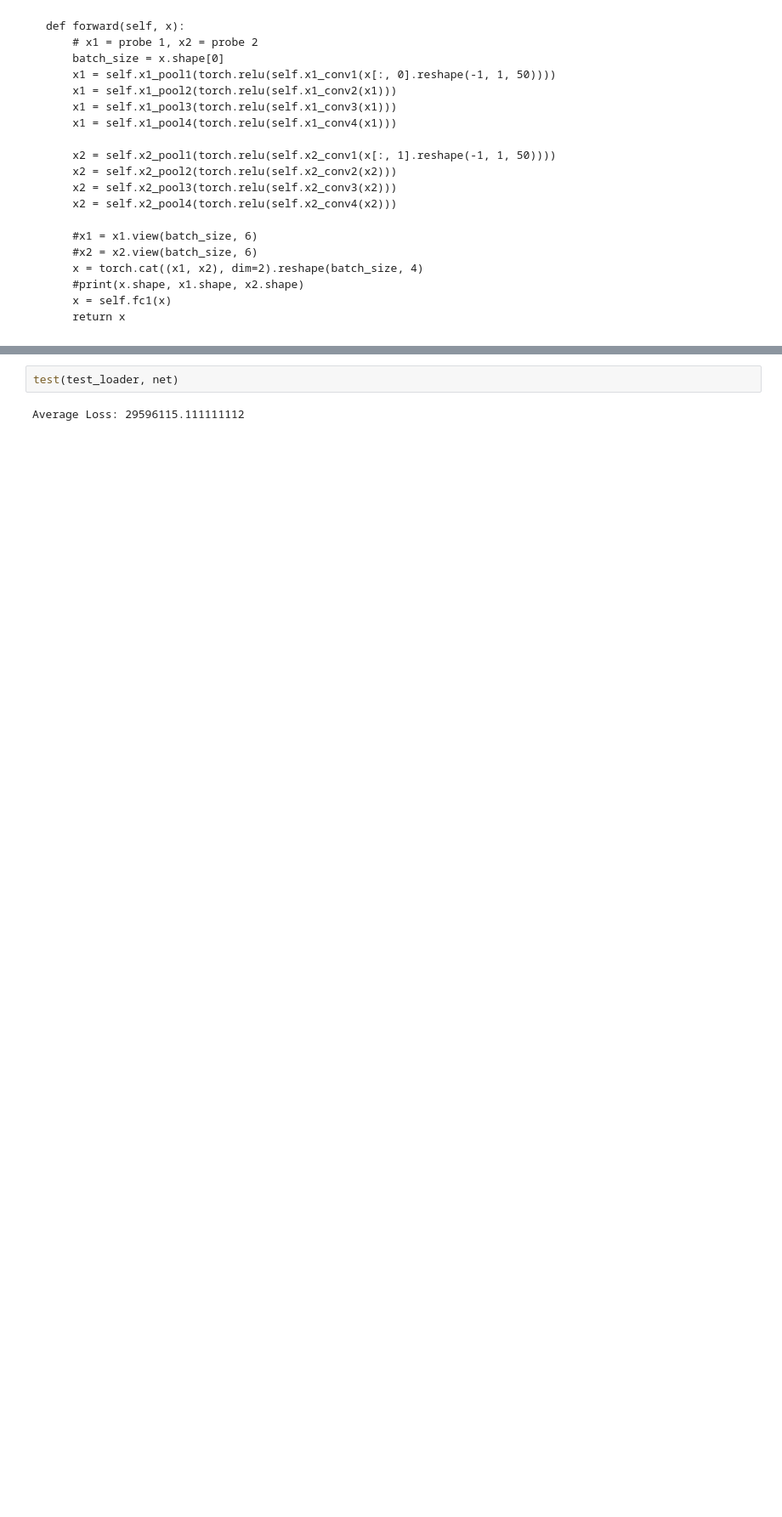
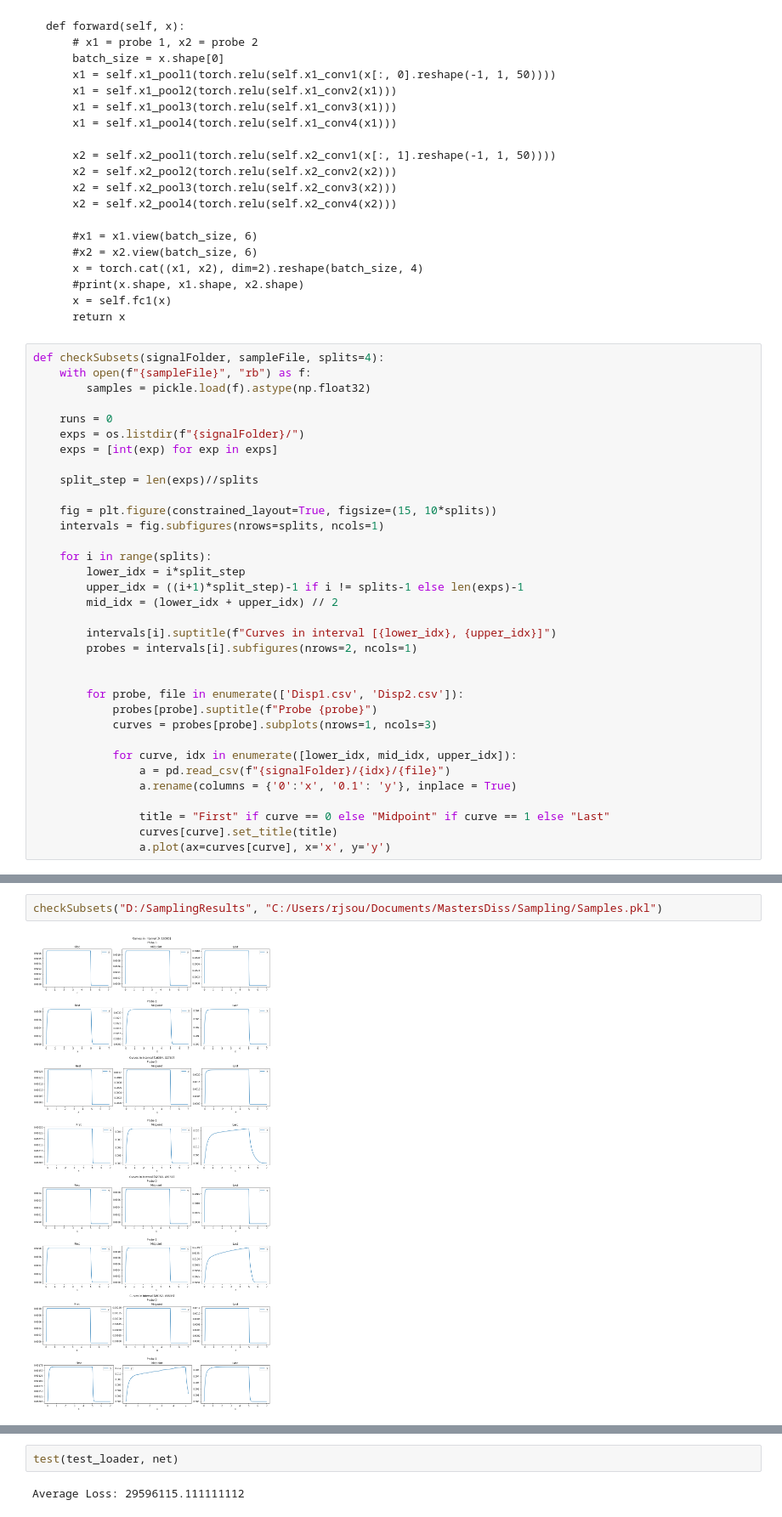
Before and after one commit to RobbieSoutham/SkinLearning, a Jupyter notebook: Model.ipynb, the cells around one changed output, grey strips where cells are left out. Shown: that part at 85% size. Cells and saved outputs as stored; diff of their text form; blank space fills up the shorter version.

```diff
--- a/Model.ipynb
+++ b/Model.ipynb
@@ -162,3 +226,37 @@ class CNN1D(nn.Module):
         #print(x.shape, x1.shape, x2.shape)
         x = self.fc1(x)
         return x
+# %%
+def checkSubsets(signalFolder, sampleFile, splits=4):
+    with open(f"{sampleFile}", "rb") as f:
+        samples = pickle.load(f).astype(np.float32)
+
+    runs = 0
+    exps = os.listdir(f"{signalFolder}/")
+    exps = [int(exp) for exp in exps]
+
+    split_step = len(exps)//splits
+
+    fig = plt.figure(constrained_layout=True, figsize=(15, 10*splits))
+    intervals = fig.subfigures(nrows=splits, ncols=1)
+
+    for i in range(splits):
+        lower_idx = i*split_step
+        upper_idx = ((i+1)*split_step)-1 if i != splits-1 else len(exps)-1
+        mid_idx = (lower_idx + upper_idx) // 2
+
+        intervals[i].suptitle(f"Curves in interval [{lower_idx}, {upper_idx}]")
+        probes = intervals[i].subfigures(nrows=2, ncols=1)
+
+
+        for probe, file in enumerate(['Disp1.csv', 'Disp2.csv']):
+            probes[probe].suptitle(f"Probe {probe}")
+            curves = probes[probe].subplots(nrows=1, ncols=3)
+
+            for curve, idx in enumerate([lower_idx, mid_idx, upper_idx]):
+                a = pd.read_csv(f"{signalFolder}/{idx}/{file}")
+                a.rename(columns = {'0':'x', '0.1': 'y'}, inplace = True)
+
+                title = "First" if curve == 0 else "Midpoint" if curve == 1 else "Last"
+                curves[curve].set_title(title)
+                a.plot(ax=curves[curve], x='x', y='y')
@@ -164,0 +267,4 @@ class CNN1D(nn.Module):
+# %%
+checkSubsets("D:/SamplingResults", "C:/Users/rjsou/Documents/MastersDiss/Sampling/Samples.pkl")
+# %% [output]
+[figure, added]
```
Also changed, not shown: parts of 29 cells of this notebook, 4 other files.
